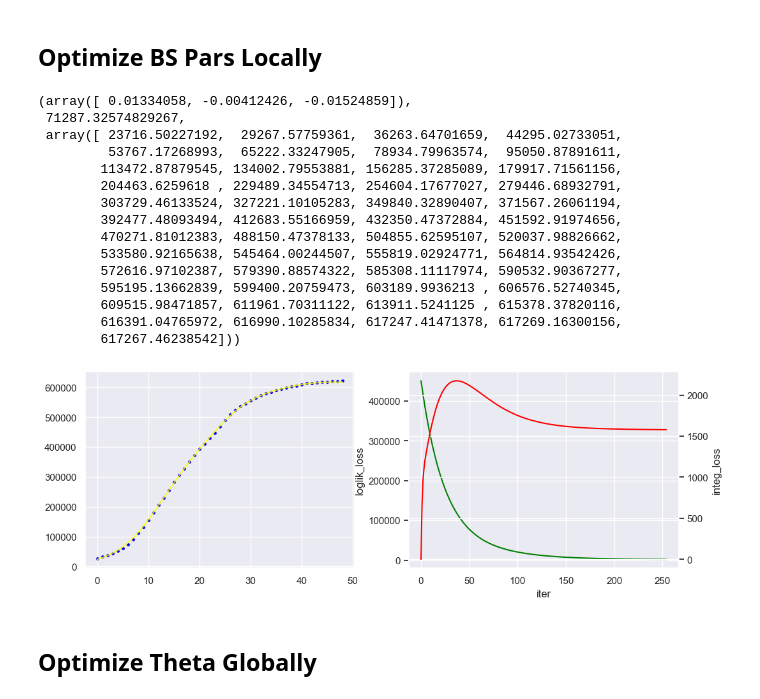
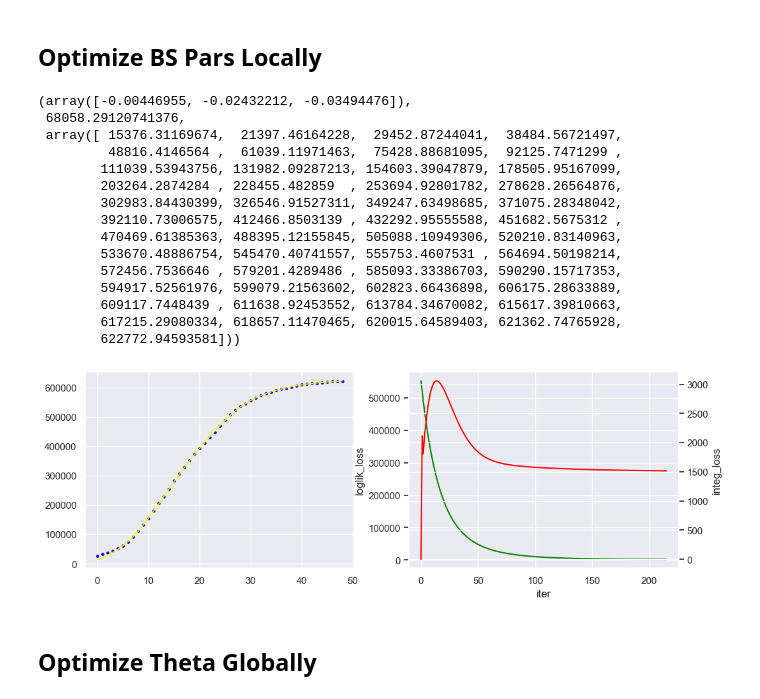
Before and after one commit to ChenZhouUC/Covid19_Modeling, a Jupyter notebook: scripts/covid19.ipynb, the cells around one changed output. Saved outputs shown, nothing was run; the diff lists cells and outputs as text; code cells hidden in the pictures.

```diff
--- a/scripts/covid19.ipynb
+++ b/scripts/covid19.ipynb
@@ -266,39 +289,40 @@ labd, lr, decay, iters, early_stop_ratio, early_stop_steps, show_process = (
     3,
     True,
 )
-# %%
-bs_coeff_local_opt(
-    ser,
-    kappa,
-    mu,
-    tau,
-    bs_interp_prop,
-    interg_interp_prop,
-    labd,
-    lr,
-    decay,
-    iters,
-    early_stop_ratio,
-    early_stop_steps,
-    show_process,
-)
-# %% [output]
-(array([ 0.01334058, -0.00412426, -0.01524859]),
- 71287.32574829267,
- array([ 23716.50227192,  29267.57759361,  36263.64701659,  44295.02733051,
-         53767.17268993,  65222.33247905,  78934.79963574,  95050.87891611,
-        113472.87879545, 134002.79553881, 156285.37285089, 179917.71561156,
-        204463.6259618 , 229489.34554713, 254604.17677027, 279446.68932791,
-        303729.46133524, 327221.10105283, 349840.32890407, 371567.26061194,
-        392477.48093494, 412683.55166959, 432350.47372884, 451592.91974656,
-        470271.81012383, 488150.47378133, 504855.62595107, 520037.98826662,
-        533580.92165638, 545464.00244507, 555819.02924771, 564814.93542426,
-        572616.97102387, 579390.88574322, 585308.11117974, 590532.90367277,
-        595195.13662839, 599400.20759473, 603189.9936213 , 606576.52740345,
-        609515.98471857, 611961.70311122, 613911.5241125 , 615378.37820116,
-        616391.04765972, 616990.10285834, 617247.41471378, 617269.16300156,
-        617267.46238542]))
-[figure, removed]
+# %%
+bs_coeff_local_opt(
+    ser,
+    kappa,
+    mu,
+    tau,
+    bs_interp_prop,
+    interg_interp_prop,
+    labd,
+    lr,
+    decay,
+    iters,
+    early_stop_ratio,
+    early_stop_steps,
+    show_process,
+    ser_loss_expansion=0.5,
+)
+# %% [output]
+(array([-0.00446955, -0.02432212, -0.03494476]),
+ 68058.29120741376,
+ array([ 15376.31169674,  21397.46164228,  29452.87244041,  38484.56721497,
+         48816.4146564 ,  61039.11971463,  75428.88681095,  92125.7471299 ,
+        111039.53943756, 131982.09287213, 154603.39047879, 178505.95167099,
+        203264.2874284 , 228455.482859  , 253694.92801782, 278628.26564876,
+        302983.84430399, 326546.91527311, 349247.63498685, 371075.28348042,
+        392110.73006575, 412466.8503139 , 432292.95555588, 451682.5675312 ,
+        470469.61385363, 488395.12155845, 505088.10949306, 520210.83140963,
+        533670.48886754, 545470.40741557, 555753.4607531 , 564694.50198214,
+        572456.7536646 , 579201.4289486 , 585093.33386703, 590290.15717353,
+        594917.52561976, 599079.21563602, 602823.66436898, 606175.28633889,
+        609117.7448439 , 611638.92453552, 613784.34670082, 615617.39810663,
+        617215.29080334, 618657.11470465, 620015.64589403, 621362.74765928,
+        622772.94593581]))
+[figure, added]
 # %% [markdown]
 ## Optimize Theta Globally
 # %%
```
Also changed, not shown: parts of 8 cells of this notebook.
